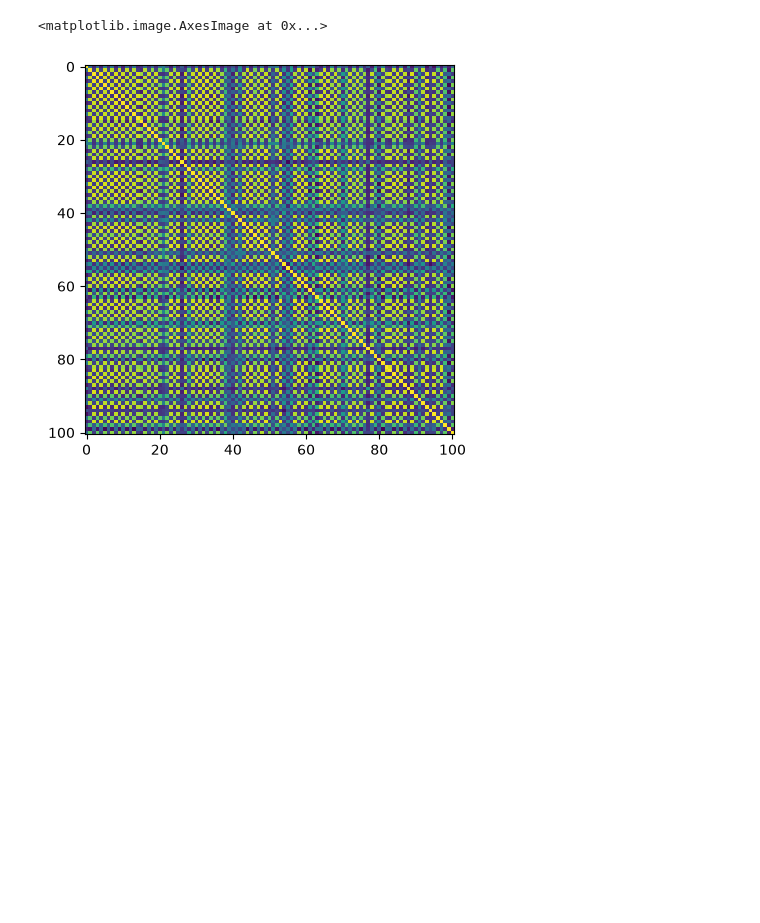
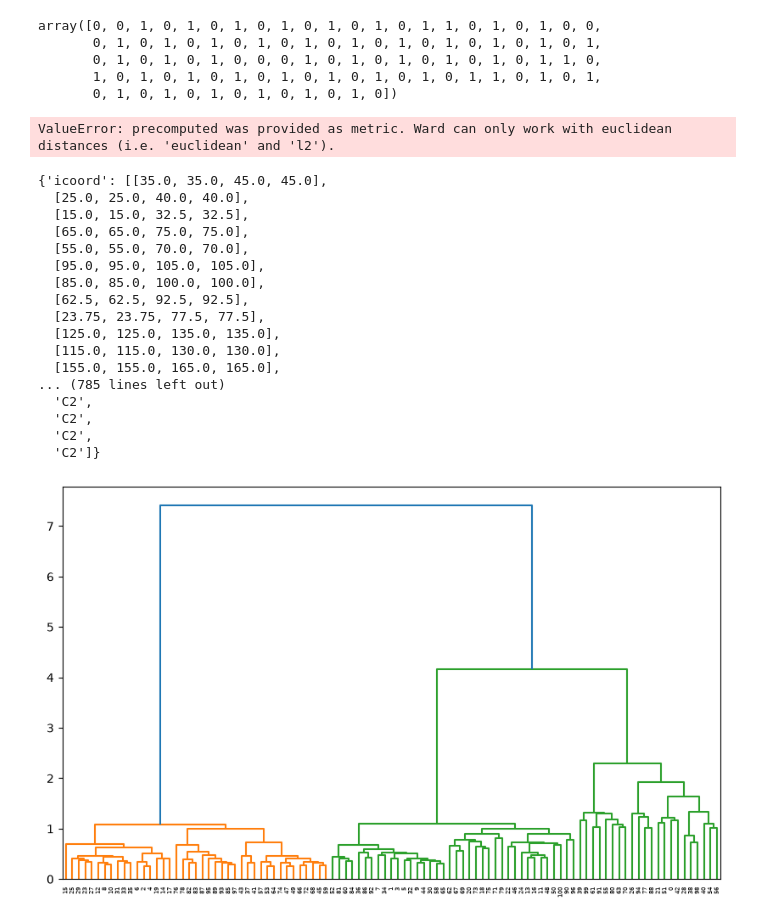
Before and after one commit to sensorimotor-bionics/bb_voice_transcription, a Jupyter notebook: multi_file_diarization_testing.ipynb, the cells around one changed output. Drawn from its saved outputs; the diff is of its cells as text; code cells hidden in the pictures; blank space fills up the shorter version.

```diff
--- a/multi_file_diarization_testing.ipynb
+++ b/multi_file_diarization_testing.ipynb
@@ -105,7 +69,40 @@ for i in range(len(embeddings)):
 # %%
-import matplotlib.pyplot as plt
-
-plt.imshow(cosine_mat)
+feature_clusterer = AgglomerativeClustering(n_clusters=2, metric='precomputed', linkage='complete')
+feature_labels = feature_clusterer.fit_predict(distance_mat)
+feature_labels
 # %% [output]
-<matplotlib.image.AxesImage at 0x...>
+array([0, 0, 1, 0, 1, 0, 1, 0, 1, 0, 1, 0, 1, 0, 1, 1, 0, 1, 0, 1, 0, 0,
+       0, 1, 0, 1, 0, 1, 0, 1, 0, 1, 0, 1, 0, 1, 0, 1, 0, 1, 0, 1, 0, 1,
+       0, 1, 0, 1, 0, 1, 0, 0, 0, 1, 0, 1, 0, 1, 0, 1, 0, 1, 0, 1, 1, 0,
+       1, 0, 1, 0, 1, 0, 1, 0, 1, 0, 1, 0, 1, 0, 1, 0, 1, 1, 0, 1, 0, 1,
+       0, 1, 0, 1, 0, 1, 0, 1, 0, 1, 0, 1, 0])
-[figure, removed]
+# %%
+clust_model = AgglomerativeClustering(n_clusters=None, metric='precomputed', linkage='ward', distance_threshold=1)
+speaker_predictions = clust_model.fit_predict(distance_mat)
+speaker_predictions
+# %% [output]
+ValueError: precomputed was provided as metric. Ward can only work with euclidean distances (i.e. 'euclidean' and 'l2').
+# %%
+embedding_mat = np.array(embeddings)
+Z = linkage(embedding_mat, method='ward')
+plt.figure(figsize=(10, 6))
+dendrogram(Z)
+# %% [output]
+{'icoord': [[35.0, 35.0, 45.0, 45.0],
+  [25.0, 25.0, 40.0, 40.0],
+  [15.0, 15.0, 32.5, 32.5],
+  [65.0, 65.0, 75.0, 75.0],
+  [55.0, 55.0, 70.0, 70.0],
+  [95.0, 95.0, 105.0, 105.0],
+  [85.0, 85.0, 100.0, 100.0],
+  [62.5, 62.5, 92.5, 92.5],
+  [23.75, 23.75, 77.5, 77.5],
+  [125.0, 125.0, 135.0, 135.0],
+  [115.0, 115.0, 130.0, 130.0],
+  [155.0, 155.0, 165.0, 165.0],
+... (785 lines left out)
+  'C2',
+  'C2',
+  'C2',
+  'C2']}
+[figure, added]
```
Also changed, not shown: parts of 4 cells of this notebook, 1 other file.
